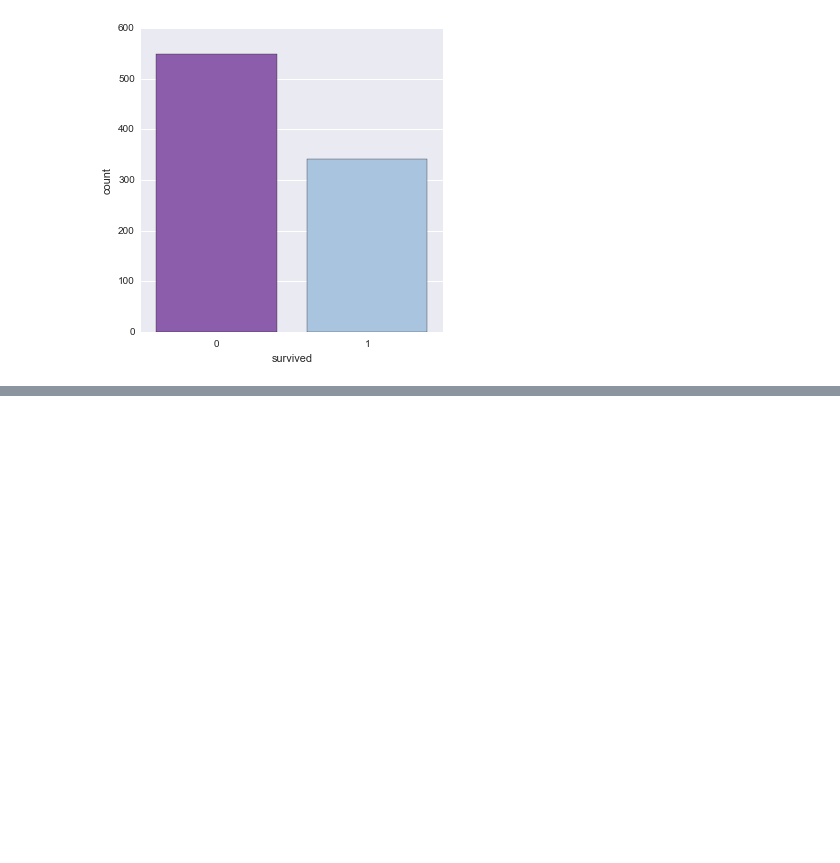
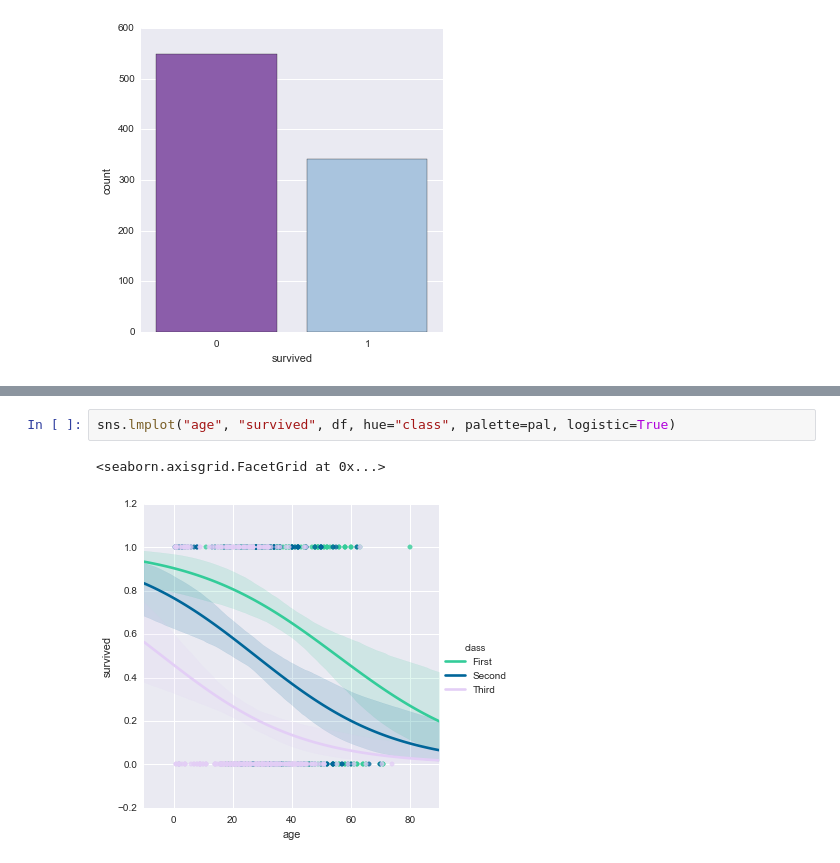
Before and after one commit to TomAugspurger/titanic, a Jupyter notebook: Titanic.ipynb, the cells around one changed output, grey strips where cells are left out. Cells and saved outputs as stored; diff of their text form; blank space fills up the shorter version.

```diff
--- a/Titanic.ipynb
+++ b/Titanic.ipynb
@@ -140,0 +148,5 @@ sns.
+# %%
+sns.lmplot("age", "survived", df, hue="class", palette=pal, logistic=True)
+# %% [output]
+<seaborn.axisgrid.FacetGrid at 0x...>
+[figure, added]
```
Also changed, not shown: parts of 8 cells of this notebook.
